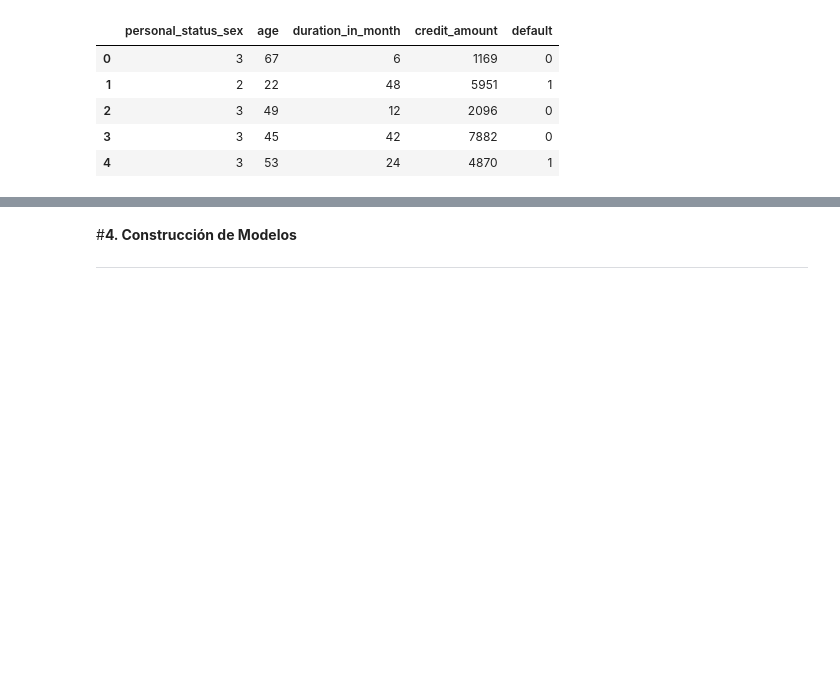
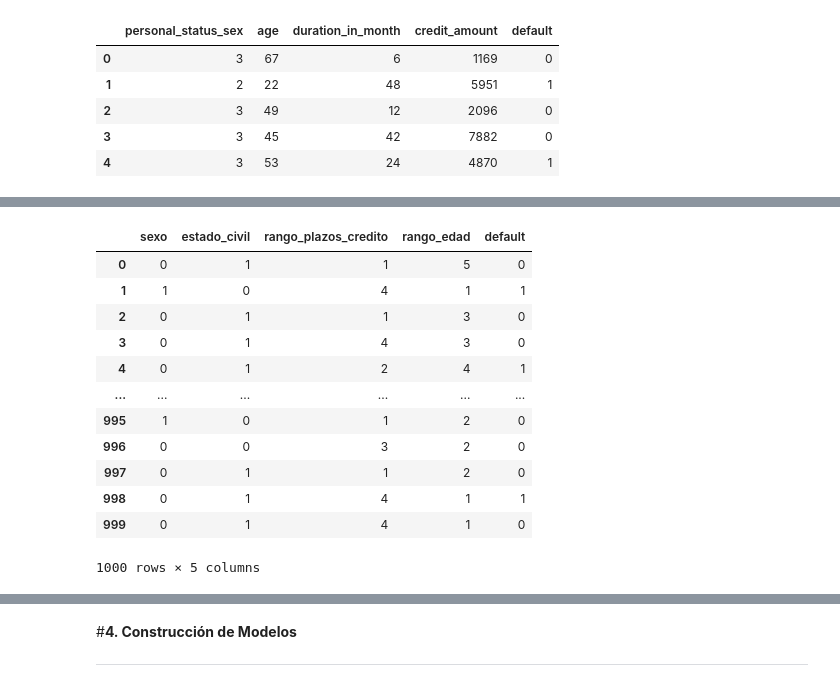
Before and after one commit to pharaohghost7/bootcamp, a Jupyter notebook: Proyecto1/src/Plantilla_Credit_Scoring_Prediction.ipynb, the cells around one changed output, grey strips where cells are left out. Cells and saved outputs as stored; diff of their text form; code cells hidden in the pictures; blank space fills up the shorter version.

```diff
--- a/Proyecto1/src/Plantilla_Credit_Scoring_Prediction.ipynb
+++ b/Proyecto1/src/Plantilla_Credit_Scoring_Prediction.ipynb
@@ -252,0 +263,17 @@ df_banco[variables_discretas].head()
+# %%
+df_fil = df_banco[['sexo', 'estado_civil', 'rango_plazos_credito', 'rango_edad', 'default']]
+df_fil
+# %% [output]
+|  | sexo | estado_civil | rango_plazos_credito | rango_edad | default |
+| 0 | 0 | 1 | 1 | 5 | 0 |
+| 1 | 1 | 0 | 4 | 1 | 1 |
+| 2 | 0 | 1 | 1 | 3 | 0 |
+| 3 | 0 | 1 | 4 | 3 | 0 |
+| 4 | 0 | 1 | 2 | 4 | 1 |
+| ... | ... | ... | ... | ... | ... |
+| 995 | 1 | 0 | 1 | 2 | 0 |
+| 996 | 0 | 0 | 3 | 2 | 0 |
+| 997 | 0 | 1 | 1 | 2 | 0 |
+| 998 | 0 | 1 | 4 | 1 | 1 |
+| 999 | 0 | 1 | 4 | 1 | 0 |
+1000 rows × 5 columns
```
Also changed, not shown: parts of 18 cells of this notebook.
